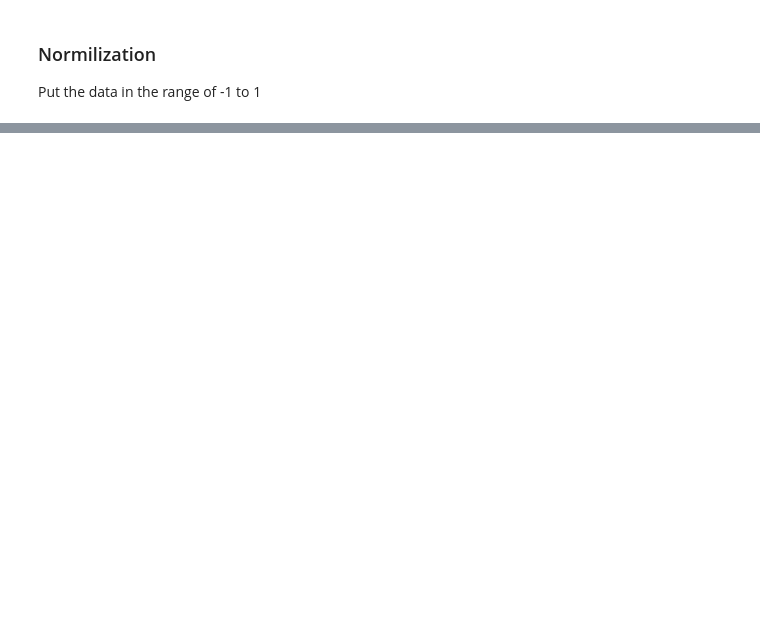
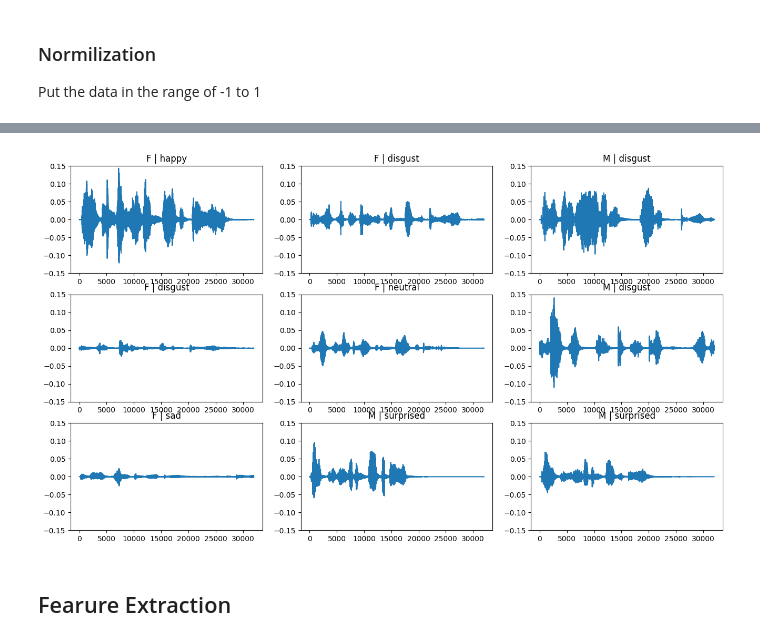
Before and after one commit to IsakLundstrom/D7041E-Mini-Project, a Jupyter notebook: project.ipynb, the cells around one changed output, grey strips where cells are left out. Saved outputs shown, nothing was run; the diff lists cells and outputs as text; code cells hidden in the pictures; blank space fills up the shorter version.

```diff
--- a/project.ipynb
+++ b/project.ipynb
@@ -107,6 +135,8 @@ preEmphasisData = []
 
 for audio in shuffledData:
     preEmphasisData.append(librosa.effects.preemphasis(audio))
+
+preEmphasisData = np.array(preEmphasisData, dtype=object)
 # %% [markdown]
 ### Normilization
 Put the data in the range of -1 to 1
@@ -256,0 +169,6 @@ testLoss, testAcc = emotionModel.evaluate(testData, np.array(testEmotionLabel),
+# %%
+plotAudio(preEmphasisData, shuffledGenderLabel, shuffledEmotionLabel, ylim=0.15, rows=3, cols=3)
+# %% [output]
+[figure, added]
+# %% [markdown]
+## Fearure Extraction
```
Also changed, not shown: parts of 56 cells of this notebook.
